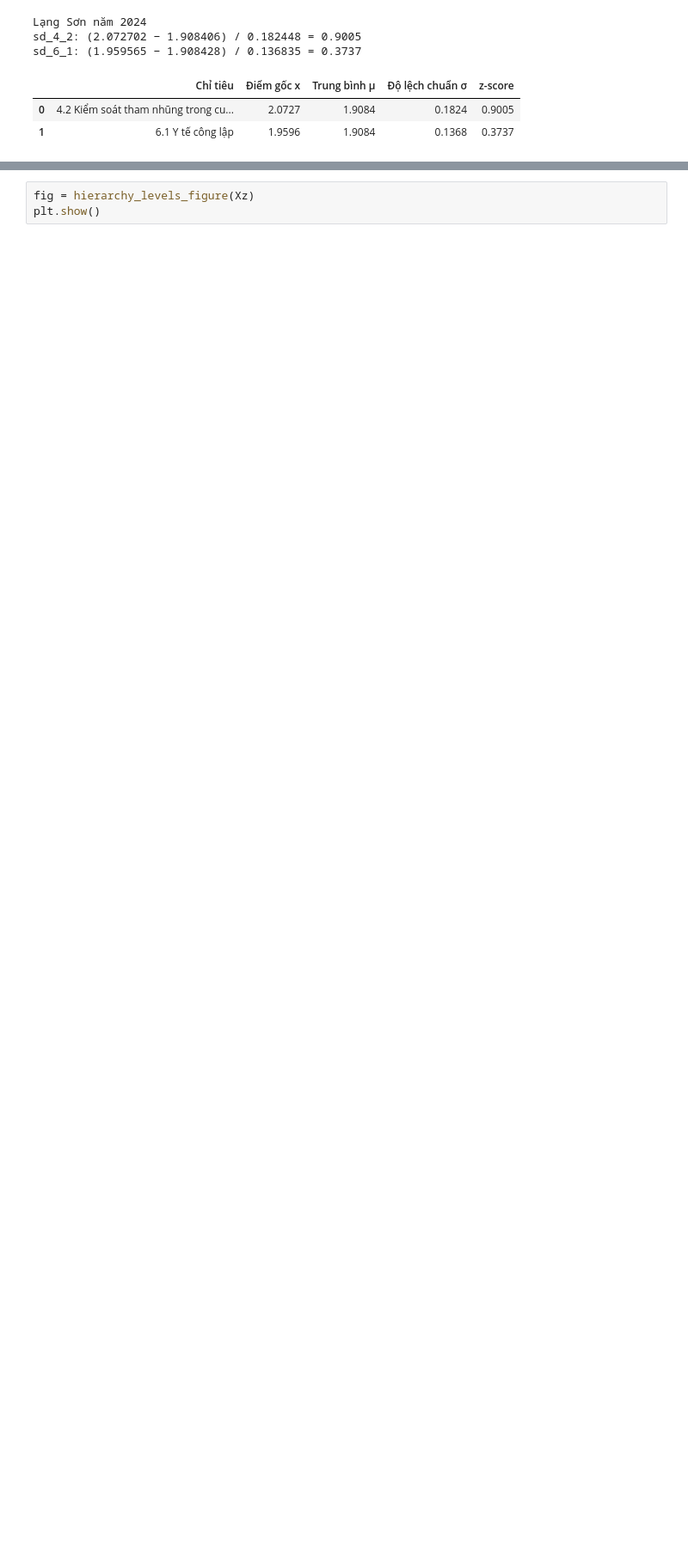
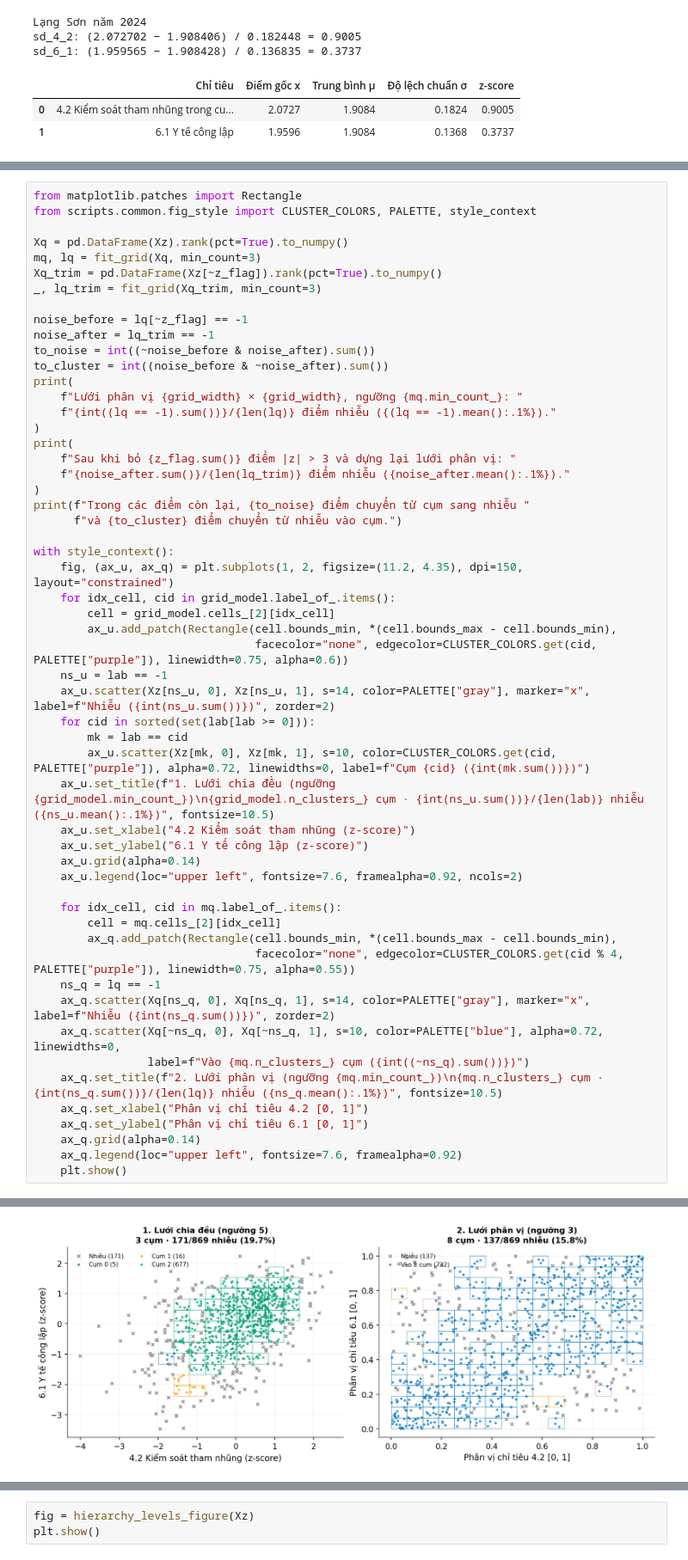
Before and after one commit to JasonTM17/Grid_Based_Sociology, a Jupyter notebook: notebooks/Nhom15_GiuaKy_STING_PAPI.ipynb, the cells around one changed output, grey strips where cells are left out. Shown at 86% size. Saved outputs shown, nothing was run; the diff lists cells and outputs as text; blank space fills up the shorter version.

```diff
--- a/notebooks/Nhom15_GiuaKy_STING_PAPI.ipynb
+++ b/notebooks/Nhom15_GiuaKy_STING_PAPI.ipynb
@@ -372,0 +412,56 @@ Nhãn cụm của điểm này: 2.
+# %%
+from matplotlib.patches import Rectangle
+from scripts.common.fig_style import CLUSTER_COLORS, PALETTE, style_context
+
+Xq = pd.DataFrame(Xz).rank(pct=True).to_numpy()
+mq, lq = fit_grid(Xq, min_count=3)
+Xq_trim = pd.DataFrame(Xz[~z_flag]).rank(pct=True).to_numpy()
+_, lq_trim = fit_grid(Xq_trim, min_count=3)
+
+noise_before = lq[~z_flag] == -1
+noise_after = lq_trim == -1
+to_noise = int((~noise_before & noise_after).sum())
+to_cluster = int((noise_before & ~noise_after).sum())
+print(
+    f"Lưới phân vị {grid_width} × {grid_width}, ngưỡng {mq.min_count_}: "
+    f"{int((lq == -1).sum())}/{len(lq)} điểm nhiễu ({(lq == -1).mean():.1%})."
+)
+print(
+    f"Sau khi bỏ {z_flag.sum()} điểm |z| > 3 và dựng lại lưới phân vị: "
+    f"{noise_after.sum()}/{len(lq_trim)} điểm nhiễu ({noise_after.mean():.1%})."
+)
+print(f"Trong các điểm còn lại, {to_noise} điểm chuyển từ cụm sang nhiễu "
+      f"và {to_cluster} điểm chuyển từ nhiễu vào cụm.")
+
+with style_context():
+    fig, (ax_u, ax_q) = plt.subplots(1, 2, figsize=(11.2, 4.35), dpi=150, layout="constrained")
+    for idx_cell, cid in grid_model.label_of_.items():
+        cell = grid_model.cells_[2][idx_cell]
+        ax_u.add_patch(Rectangle(cell.bounds_min, *(cell.bounds_max - cell.bounds_min),
+                                 facecolor="none", edgecolor=CLUSTER_COLORS.get(cid, PALETTE["purple"]), linewidth=0.75, alpha=0.6))
+    ns_u = lab == -1
+    ax_u.scatter(Xz[ns_u, 0], Xz[ns_u, 1], s=14, color=PALETTE["gray"], marker="x", label=f"Nhiễu ({int(ns_u.sum())})", zorder=2)
+    for cid in sorted(set(lab[lab >= 0])):
+        mk = lab == cid
+        ax_u.scatter(Xz[mk, 0], Xz[mk, 1], s=10, color=CLUSTER_COLORS.get(cid, PALETTE["purple"]), alpha=0.72, linewidths=0, label=f"Cụm {cid} ({int(mk.sum())})")
+    ax_u.set_title(f"1. Lưới chia đều (ngưỡng {grid_model.min_count_})\n{grid_model.n_clusters_} cụm · {int(ns_u.sum())}/{len(lab)} nhiễu ({ns_u.mean():.1%})", fontsize=10.5)
+    ax_u.set_xlabel("4.2 Kiểm soát tham nhũng (z-score)")
+    ax_u.set_ylabel("6.1 Y tế công lập (z-score)")
+    ax_u.grid(alpha=0.14)
+    ax_u.legend(loc="upper left", fontsize=7.6, framealpha=0.92, ncols=2)
+
+    for idx_cell, cid in mq.label_of_.items():
+        cell = mq.cells_[2][idx_cell]
+        ax_q.add_patch(Rectangle(cell.bounds_min, *(cell.bounds_max - cell.bounds_min),
+                                 facecolor="none", edgecolor=CLUSTER_COLORS.get(cid % 4, PALETTE["purple"]), linewidth=0.75, alpha=0.55))
+    ns_q = lq == -1
+    ax_q.scatter(Xq[ns_q, 0], Xq[ns_q, 1], s=14, color=PALETTE["gray"], marker="x", label=f"Nhiễu ({int(ns_q.sum())})", zorder=2)
+    ax_q.scatter(Xq[~ns_q, 0], Xq[~ns_q, 1], s=10, color=PALETTE["blue"], alpha=0.72, linewidths=0,
+                 label=f"Vào {mq.n_clusters_} cụm ({int((~ns_q).sum())})")
+    ax_q.set_title(f"2. Lưới phân vị (ngưỡng {mq.min_count_})\n{mq.n_clusters_} cụm · {int(ns_q.sum())}/{len(lq)} nhiễu ({ns_q.mean():.1%})", fontsize=10.5)
+    ax_q.set_xlabel("Phân vị chỉ tiêu 4.2 [0, 1]")
+    ax_q.set_ylabel("Phân vị chỉ tiêu 6.1 [0, 1]")
+    ax_q.grid(alpha=0.14)
+    ax_q.legend(loc="upper left", fontsize=7.6, framealpha=0.92)
+    plt.show()
+# %% [output]
@@ -372,0 +471 @@ Nhãn cụm của điểm này: 2.
+[figure, added]
```
Also changed, not shown: parts of 25 cells of this notebook, 13 other files.
